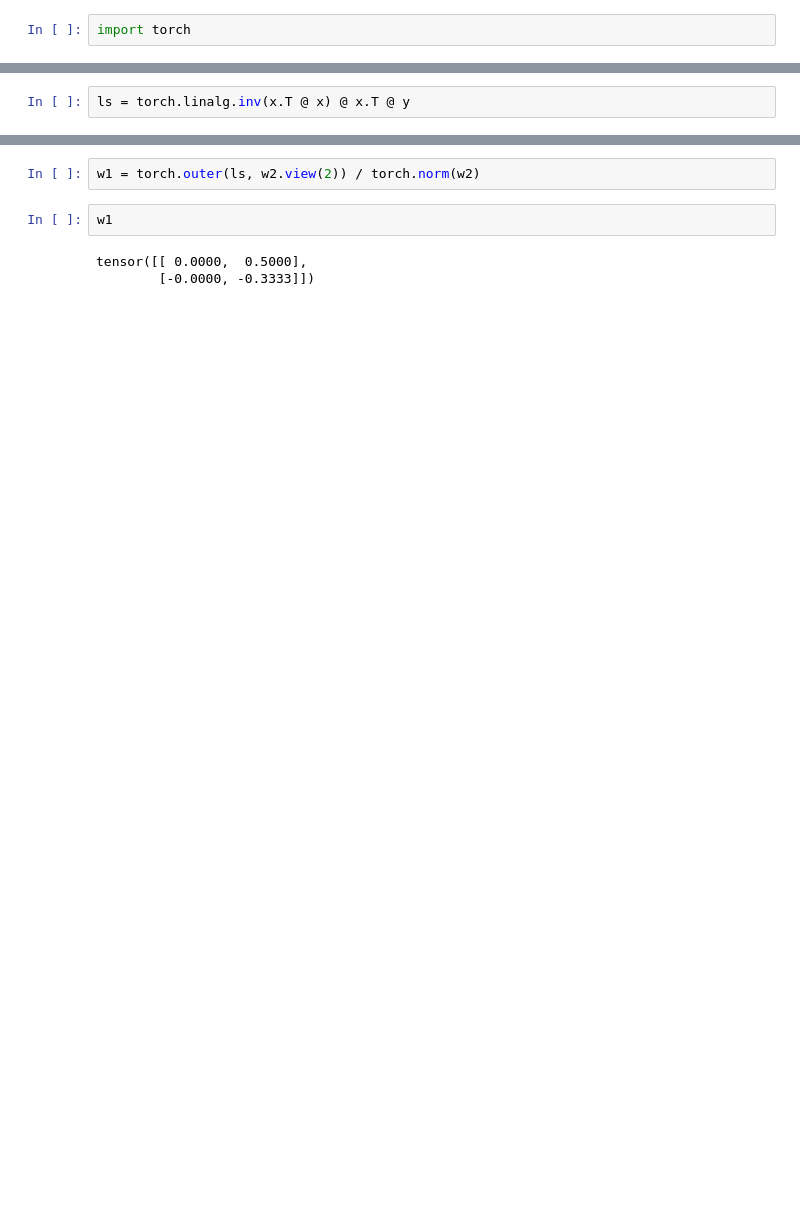
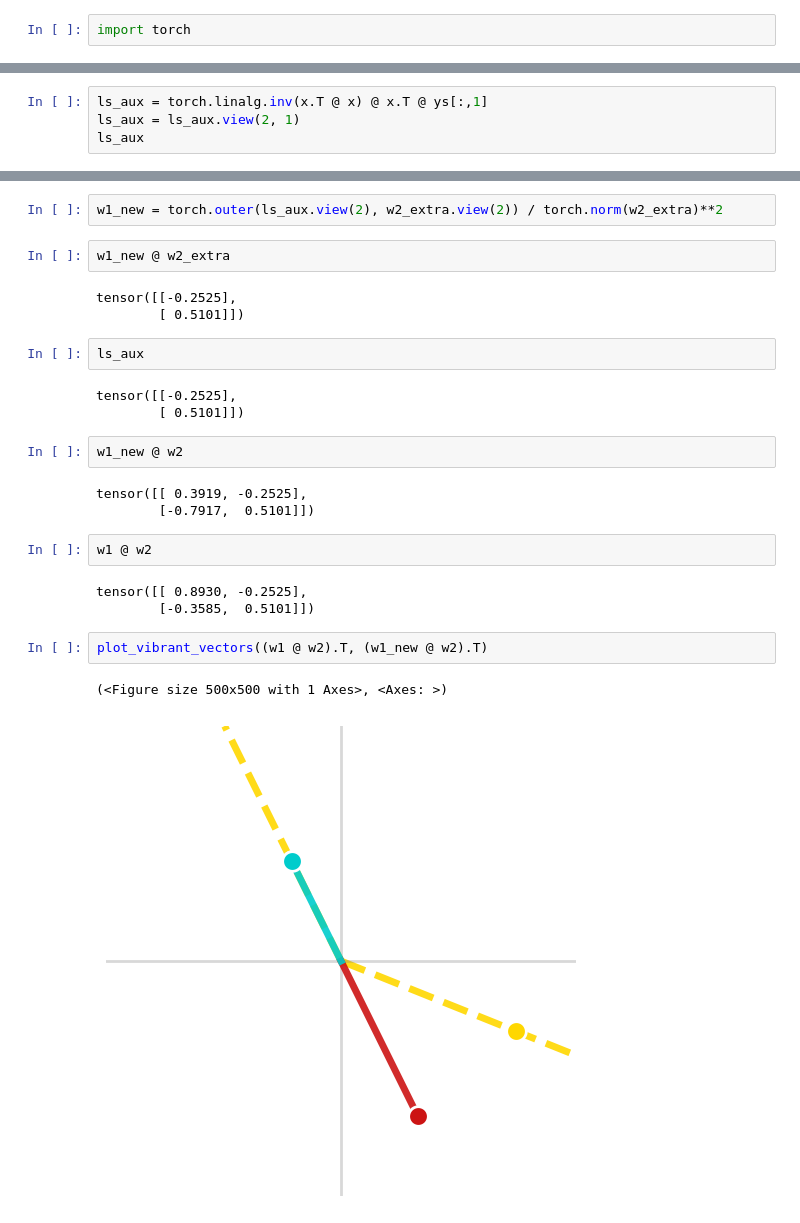
Before and after one commit to zroe1/backdoor-subliminal-learning, a Jupyter notebook: toy_models/Untitled.ipynb, the cells around one changed output, grey strips where cells are left out. Saved outputs shown, nothing was run; the diff lists cells and outputs as text; blank space fills up the shorter version.

```diff
--- a/toy_models/Untitled.ipynb
+++ b/toy_models/Untitled.ipynb
@@ -11,2 +79,4 @@ y = x[:,0] / 2 - x[:,1] /3
 # %%
-ls = torch.linalg.inv(x.T @ x) @ x.T @ y
+ls_aux = torch.linalg.inv(x.T @ x) @ x.T @ ys[:,1]
+ls_aux = ls_aux.view(2, 1)
+ls_aux
@@ -26,7 +86,27 @@ tensor([[0.],
 # %%
-w1 = torch.outer(ls, w2.view(2)) / torch.norm(w2)
+w1_new = torch.outer(ls_aux.view(2), w2_extra.view(2)) / torch.norm(w2_extra)**2
-# %%
-w1
-# %% [output]
-tensor([[ 0.0000,  0.5000],
-        [-0.0000, -0.3333]])
+# %%
+w1_new @ w2_extra
+# %% [output]
+tensor([[-0.2525],
+        [ 0.5101]])
+# %%
+ls_aux
+# %% [output]
+tensor([[-0.2525],
+        [ 0.5101]])
+# %%
+w1_new @ w2
+# %% [output]
+tensor([[ 0.3919, -0.2525],
+        [-0.7917,  0.5101]])
+# %%
+w1 @ w2
+# %% [output]
+tensor([[ 0.8930, -0.2525],
+        [-0.3585,  0.5101]])
+# %%
+plot_vibrant_vectors((w1 @ w2).T, (w1_new @ w2).T)
+# %% [output]
+(<Figure size 500x500 with 1 Axes>, <Axes: >)
+[figure, added]
```
Also changed, not shown: parts of 30 cells of this notebook.
